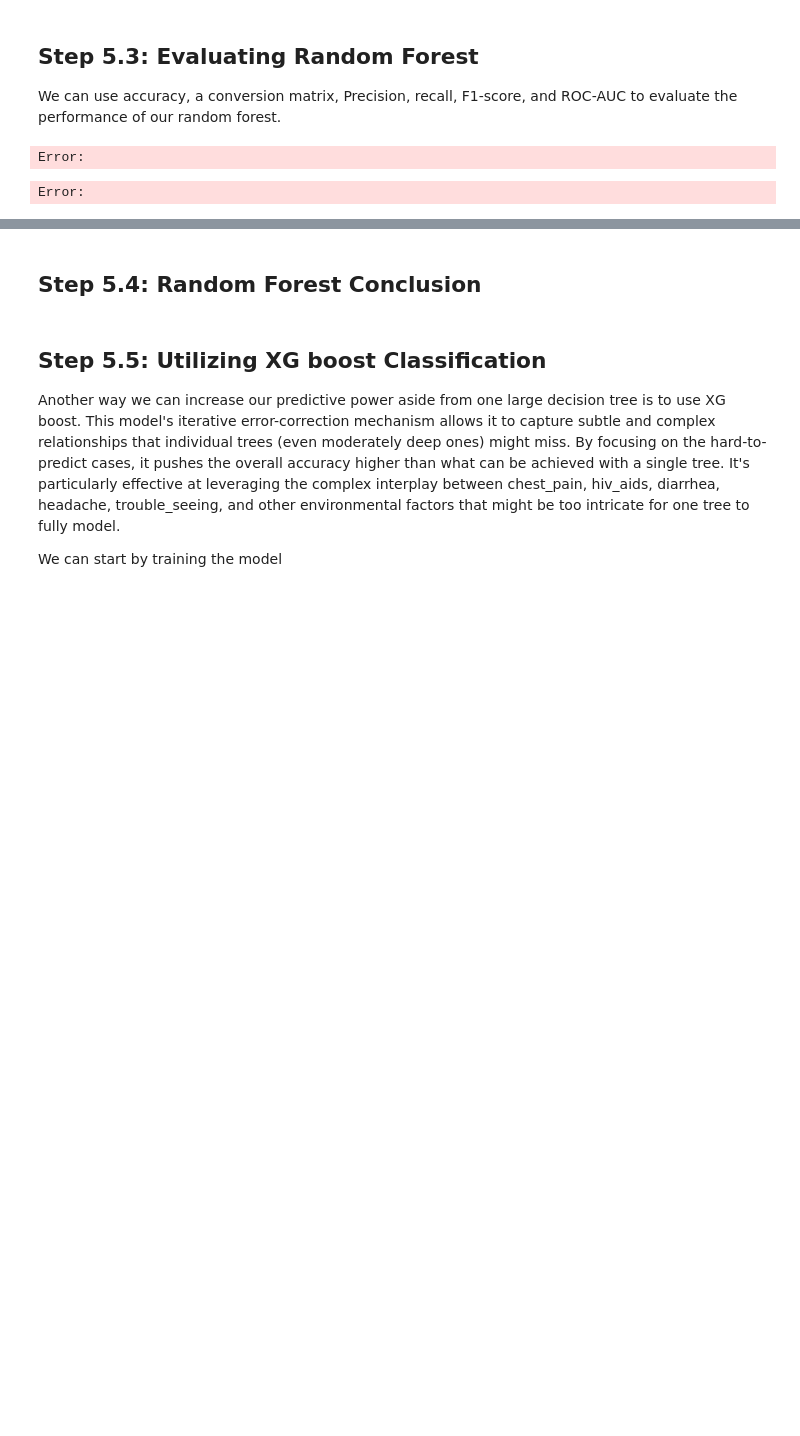
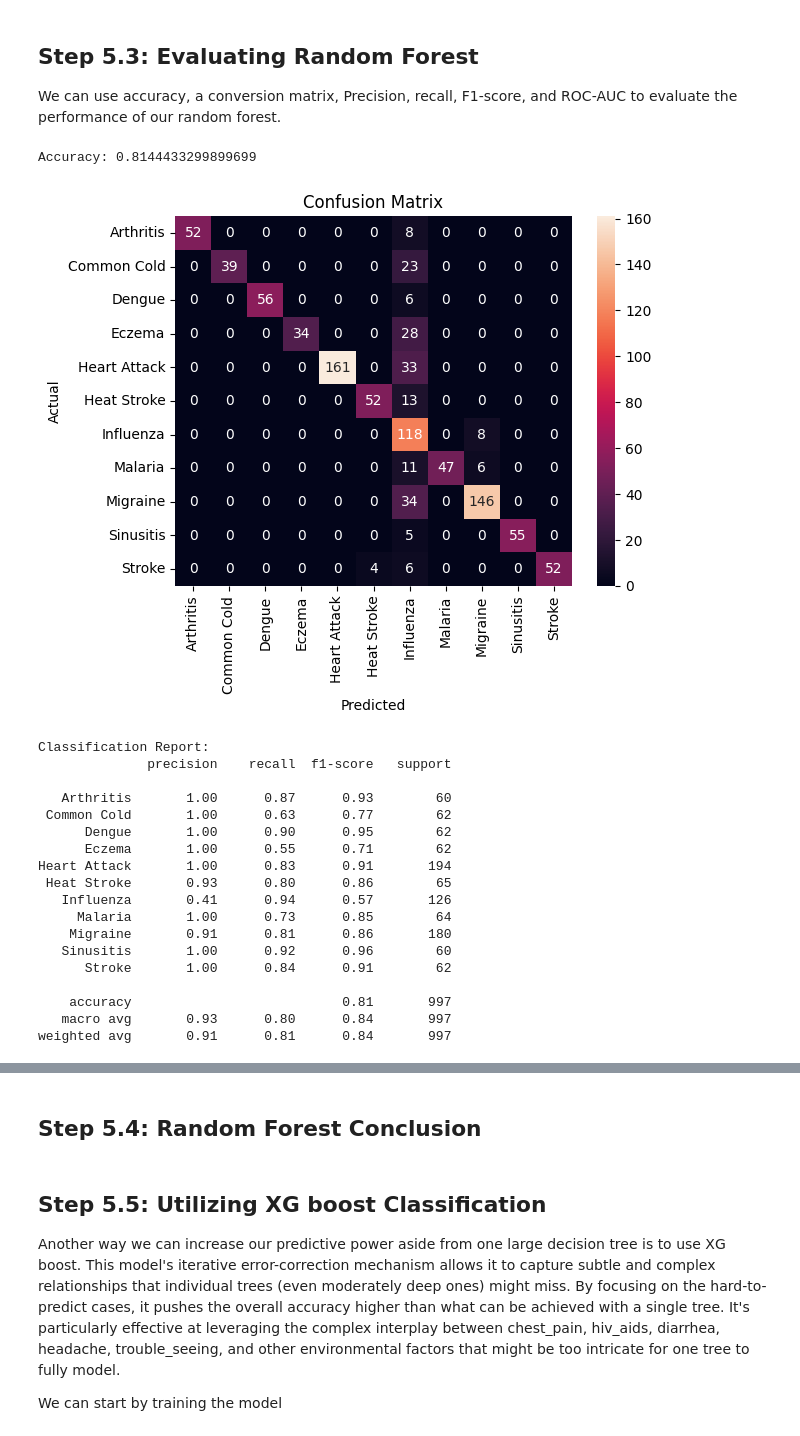
Before and after one commit to Mbaka11/20251R0136COSE47101, a Jupyter notebook: notebooks/03_Classification.ipynb, the cells around one changed output, grey strips where cells are left out. Cells and saved outputs as stored; diff of their text form; code cells hidden in the pictures; blank space fills up the shorter version.

```diff
--- a/notebooks/03_Classification.ipynb
+++ b/notebooks/03_Classification.ipynb
@@ -638,35 +781,39 @@ We can use accuracy, a conversion matrix, Precision, recall, F1-score, and ROC-A
 # %%
 from sklearn.metrics import roc_auc_score
 from sklearn.metrics import roc_curve
 
 # 1. Accuracy
 print("Accuracy:", accuracy_score(y_test, y_pred))
 
 # 2. Confusion Matrix
 cm = confusion_matrix(y_test, y_pred)
 sns.heatmap(cm, annot=True, fmt='d', xticklabels=class_names, yticklabels=class_names)
 plt.xlabel("Predicted")
 plt.ylabel("Actual")
 plt.title("Confusion Matrix")
 plt.show()
 
 # 3. Classification Report
 print("Classification Report:")
 print(classification_report(y_test, y_pred, target_names=class_names))
-
-# 4. ROC-AUC Score
-roc_auc = roc_auc_score(y_test, y_proba)
-print("ROC-AUC Score:", roc_auc)
-
-# 5. ROC Curve
-fpr, tpr, _ = roc_curve(y_test, y_proba)
-plt.plot(fpr, tpr, label=f'ROC Curve (AUC = {roc_auc:.2f})')
-plt.plot([0, 1], [0, 1], linestyle='--')
-plt.xlabel('False Positive Rate')
-plt.ylabel('True Positive Rate')
-plt.title('ROC Curve')
-plt.legend()
-plt.show()
 # %% [output]
-Error:
+Accuracy: 0.8144433299899699
+[figure, added]
-Error:
+Classification Report:
+              precision    recall  f1-score   support
+
+   Arthritis       1.00      0.87      0.93        60
+ Common Cold       1.00      0.63      0.77        62
+      Dengue       1.00      0.90      0.95        62
+      Eczema       1.00      0.55      0.71        62
+Heart Attack       1.00      0.83      0.91       194
+ Heat Stroke       0.93      0.80      0.86        65
+   Influenza       0.41      0.94      0.57       126
+     Malaria       1.00      0.73      0.85        64
+    Migraine       0.91      0.81      0.86       180
+   Sinusitis       1.00      0.92      0.96        60
+      Stroke       1.00      0.84      0.91        62
+
+    accuracy                           0.81       997
+   macro avg       0.93      0.80      0.84       997
+weighted avg       0.91      0.81      0.84       997
```
Also changed, not shown: parts of 23 cells of this notebook.
